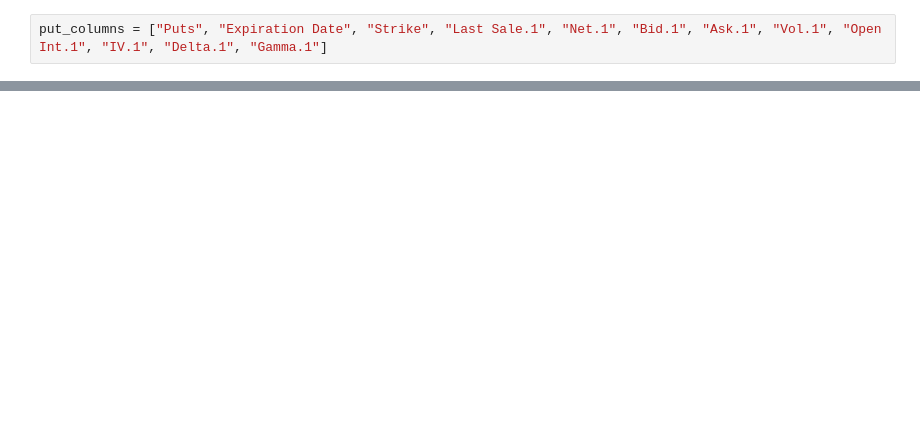
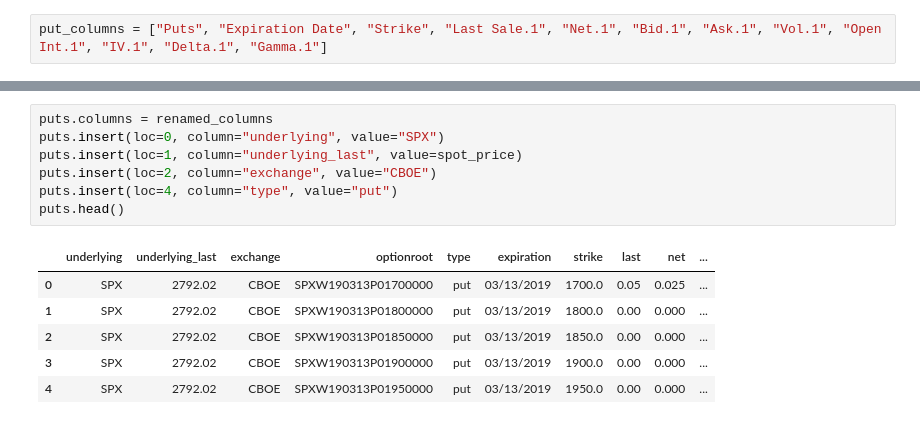
Before and after one commit to lambdaclass/finance_playground, a Jupyter notebook: notebooks/0.2-metdinov-wrangling-cboe-data.ipynb, the cells around one changed output, grey strips where cells are left out. Drawn from its saved outputs; the diff is of its cells as text; blank space fills up the shorter version.

```diff
--- a/notebooks/0.2-metdinov-wrangling-cboe-data.ipynb
+++ b/notebooks/0.2-metdinov-wrangling-cboe-data.ipynb
@@ -69,3 +88,17 @@ puts.head()
 | 2 | SPXW190313P01850000 | 03/13/2019 | 1850.0 | 0.00 | 0.000 | 0.0 | 0.05 | 0 | 19 | ... |
 | 3 | SPXW190313P01900000 | 03/13/2019 | 1900.0 | 0.00 | 0.000 | 0.0 | 0.05 | 0 | 15 | ... |
 | 4 | SPXW190313P01950000 | 03/13/2019 | 1950.0 | 0.00 | 0.000 | 0.0 | 0.05 | 0 | 16 | ... |
+# %%
+puts.columns = renamed_columns
+puts.insert(loc=0, column="underlying", value="SPX")
+puts.insert(loc=1, column="underlying_last", value=spot_price)
+puts.insert(loc=2, column="exchange", value="CBOE")
+puts.insert(loc=4, column="type", value="put")
+puts.head()
+# %% [output]
+|  | underlying | underlying_last | exchange | optionroot | type | expiration | strike | last | net | ... |
+| 0 | SPX | 2792.02 | CBOE | SPXW190313P01700000 | put | 03/13/2019 | 1700.0 | 0.05 | 0.025 | ... |
+| 1 | SPX | 2792.02 | CBOE | SPXW190313P01800000 | put | 03/13/2019 | 1800.0 | 0.00 | 0.000 | ... |
+| 2 | SPX | 2792.02 | CBOE | SPXW190313P01850000 | put | 03/13/2019 | 1850.0 | 0.00 | 0.000 | ... |
+| 3 | SPX | 2792.02 | CBOE | SPXW190313P01900000 | put | 03/13/2019 | 1900.0 | 0.00 | 0.000 | ... |
+| 4 | SPX | 2792.02 | CBOE | SPXW190313P01950000 | put | 03/13/2019 | 1950.0 | 0.00 | 0.000 | ... |
```
Also changed, not shown: parts of 12 cells of this notebook.
